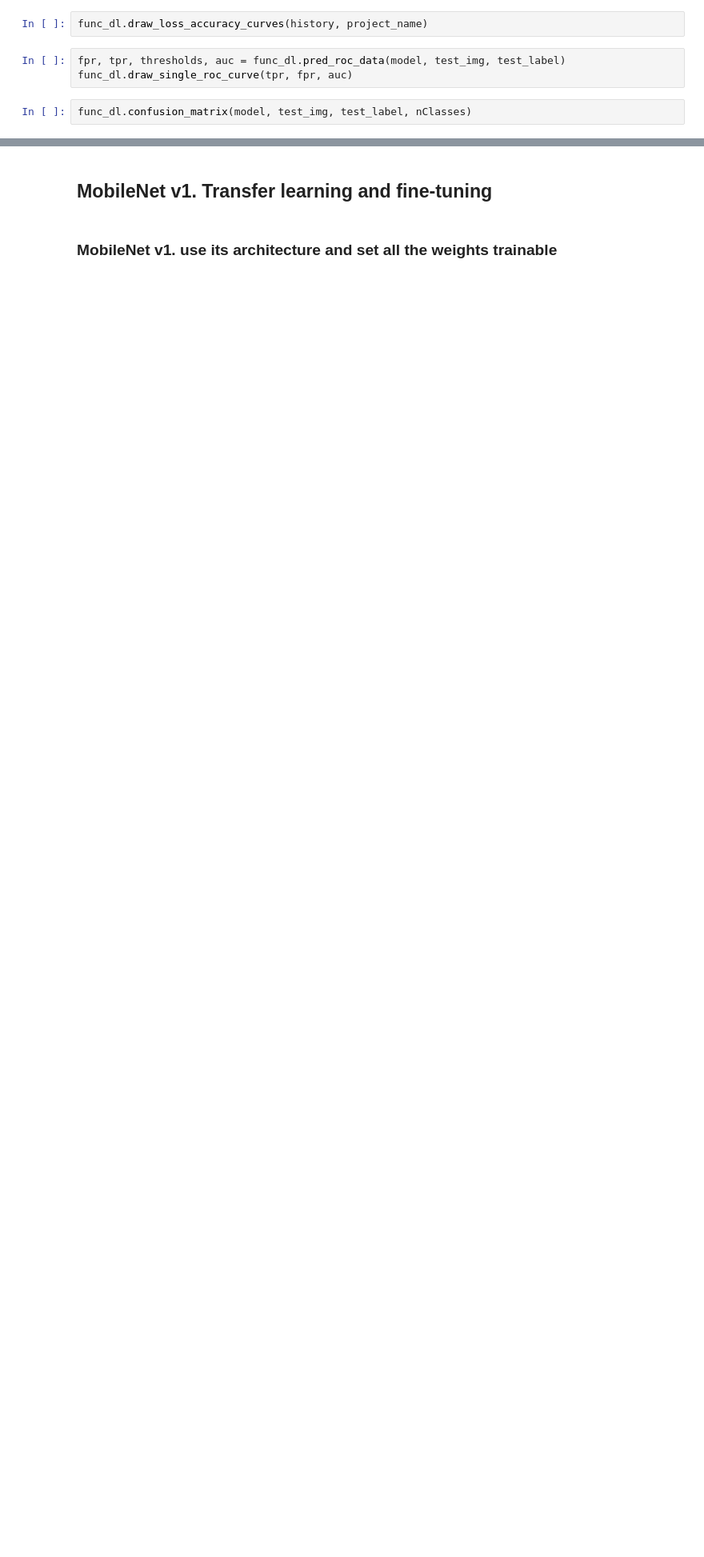
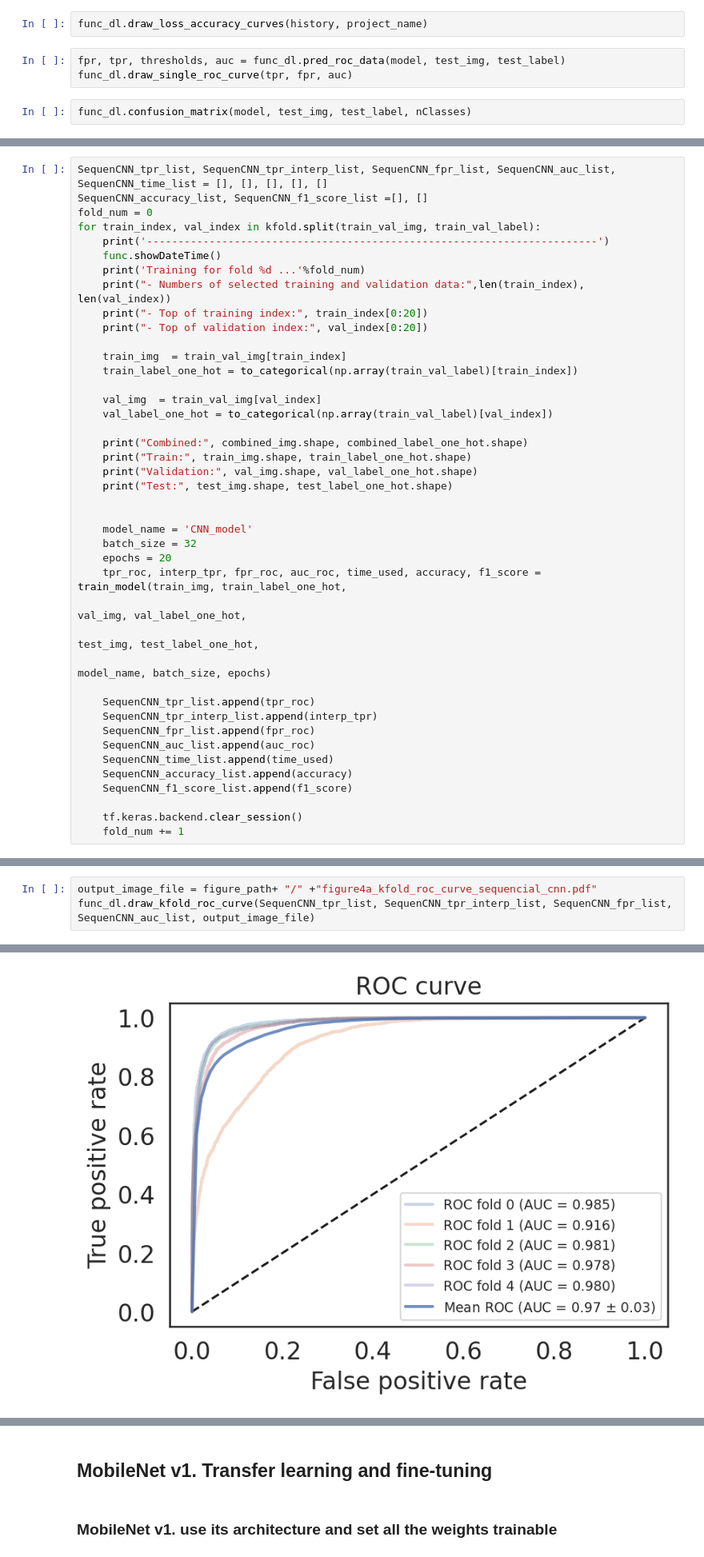
Before and after one commit to ShenLab/CNV-Espresso, a Jupyter notebook: src_manuscript/train_plus_manuscript.ipynb, the cells around one changed output, grey strips where cells are left out. Shown at 80% size. Drawn from its saved outputs; the diff is of its cells as text; blank space fills up the shorter version.

```diff
--- a/src_manuscript/train_plus_manuscript.ipynb
+++ b/src_manuscript/train_plus_manuscript.ipynb
@@ -807,0 +913,42 @@ func_dl.confusion_matrix(model, test_img, test_label, nClasses)
+# %%
+SequenCNN_tpr_list, SequenCNN_tpr_interp_list, SequenCNN_fpr_list, SequenCNN_auc_list, SequenCNN_time_list = [], [], [], [], []
+SequenCNN_accuracy_list, SequenCNN_f1_score_list =[], []
+fold_num = 0
+for train_index, val_index in kfold.split(train_val_img, train_val_label):
+    print('------------------------------------------------------------------------')
+    func.showDateTime()
+    print('Training for fold %d ...'%fold_num)
+    print("- Numbers of selected training and validation data:",len(train_index), len(val_index))
+    print("- Top of training index:", train_index[0:20])
+    print("- Top of validation index:", val_index[0:20])
+
+    train_img  = train_val_img[train_index]
+    train_label_one_hot = to_categorical(np.array(train_val_label)[train_index])
+
+    val_img  = train_val_img[val_index]
+    val_label_one_hot = to_categorical(np.array(train_val_label)[val_index])
+
+    print("Combined:", combined_img.shape, combined_label_one_hot.shape)
+    print("Train:", train_img.shape, train_label_one_hot.shape)
+    print("Validation:", val_img.shape, val_label_one_hot.shape)
+    print("Test:", test_img.shape, test_label_one_hot.shape)
+
+
+    model_name = 'CNN_model'
+    batch_size = 32
+    epochs = 20
+    tpr_roc, interp_tpr, fpr_roc, auc_roc, time_used, accuracy, f1_score = train_model(train_img, train_label_one_hot,
+                                                                                        val_img, val_label_one_hot,
+                                                                                       test_img, test_label_one_hot,
+                                                                                        model_name, batch_size, epochs)
+
+    SequenCNN_tpr_list.append(tpr_roc)
+    SequenCNN_tpr_interp_list.append(interp_tpr)
+    SequenCNN_fpr_list.append(fpr_roc)
+    SequenCNN_auc_list.append(auc_roc)
+    SequenCNN_time_list.append(time_used)
+    SequenCNN_accuracy_list.append(accuracy)
+    SequenCNN_f1_score_list.append(f1_score)
+
+    tf.keras.backend.clear_session()
+    fold_num += 1
@@ -807,0 +983,4 @@ func_dl.confusion_matrix(model, test_img, test_label, nClasses)
+# %%
+output_image_file = figure_path+ "/" +"figure4a_kfold_roc_curve_sequencial_cnn.pdf"
+func_dl.draw_kfold_roc_curve(SequenCNN_tpr_list, SequenCNN_tpr_interp_list, SequenCNN_fpr_list, SequenCNN_auc_list, output_image_file)
+# %% [output]
@@ -807,0 +989 @@ func_dl.confusion_matrix(model, test_img, test_label, nClasses)
+[figure, added]
```
Also changed, not shown: parts of 50 cells of this notebook, 1 other file.
